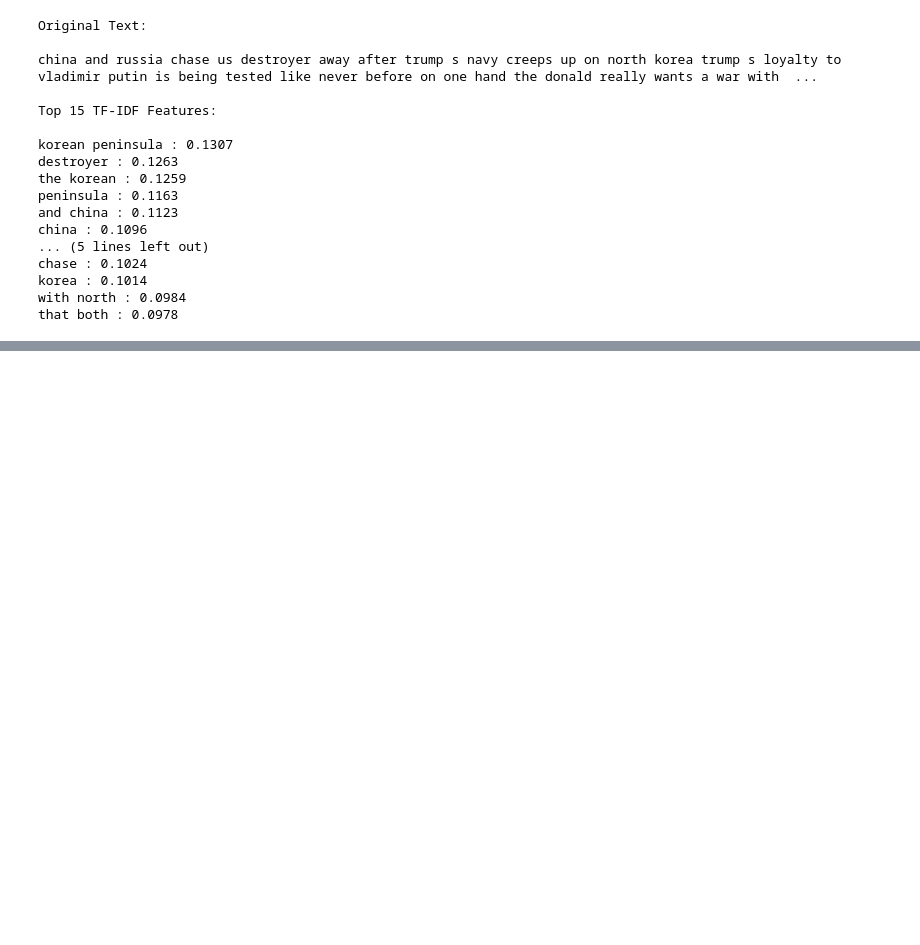
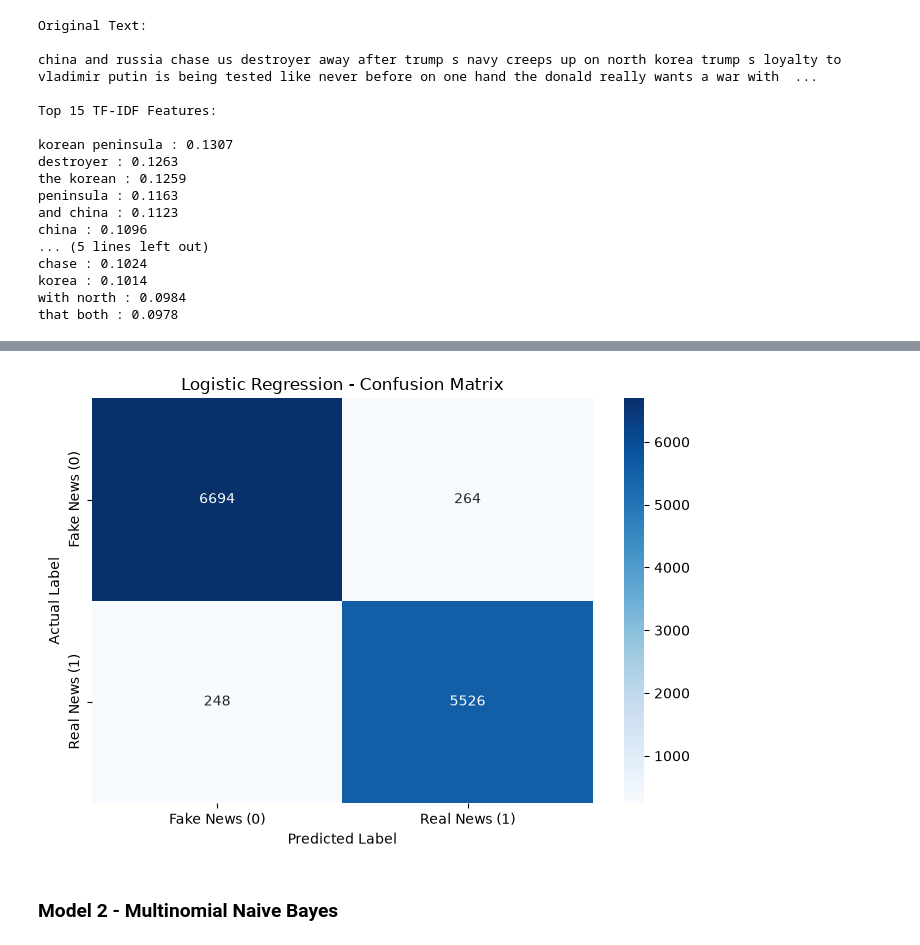
Before and after one commit to rameshworkmail111-stack/NLP-Fake-news-detection, a Jupyter notebook: VALLE.RAMESH_Fake_news_detection.ipynb, the cells around one changed output, grey strips where cells are left out. Cells and saved outputs as stored; diff of their text form; code cells hidden in the pictures; blank space fills up the shorter version.

Commit message:
Phase 6 - Model Training

```diff
--- a/VALLE.RAMESH_Fake_news_detection.ipynb
+++ b/VALLE.RAMESH_Fake_news_detection.ipynb
@@ -1432,0 +1518,29 @@ that both : 0.0978
+# %%
+import matplotlib.pyplot as plt
+import seaborn as sns
+from sklearn.metrics import confusion_matrix
+
+# Generate confusion matrix
+cm = confusion_matrix(y_test, y_pred_lr)
+
+# Plot heatmap
+plt.figure(figsize=(7, 5))
+
+sns.heatmap(
+    cm,
+    annot=True,
+    fmt="d",
+    cmap="Blues",
+    xticklabels=["Fake News (0)", "Real News (1)"],
+    yticklabels=["Fake News (0)", "Real News (1)"]
+)
+
+plt.title("Logistic Regression - Confusion Matrix")
+plt.xlabel("Predicted Label")
+plt.ylabel("Actual Label")
+plt.tight_layout()
+plt.show()
+# %% [output]
+[figure, added]
+# %% [markdown]
+### Model 2 - Multinomial Naive Bayes
```
Also changed, not shown: parts of 14 cells of this notebook.
